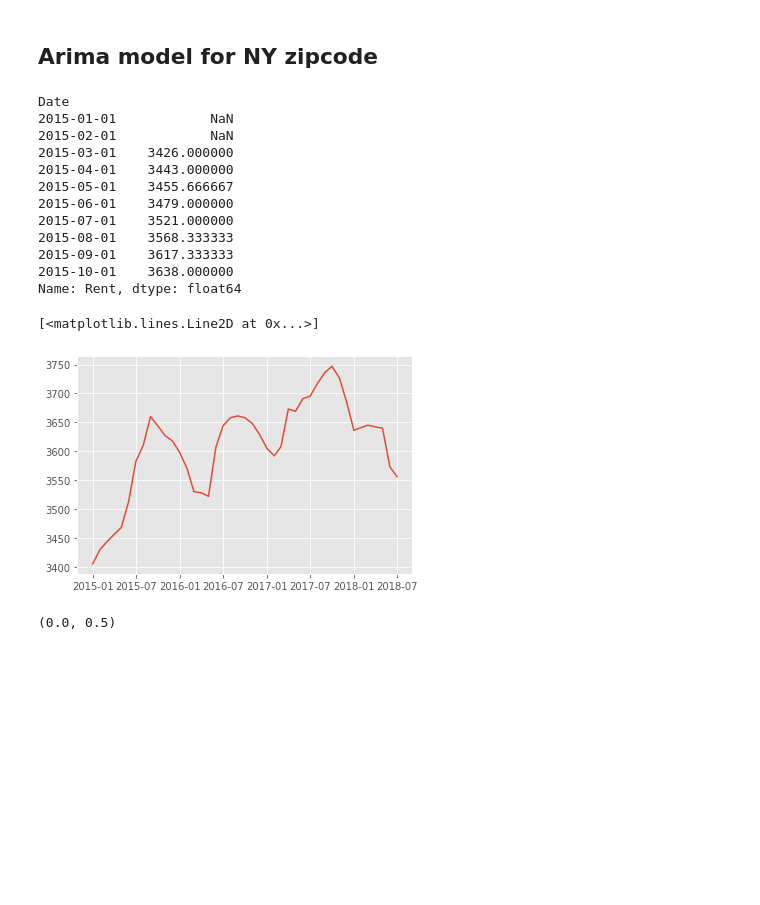
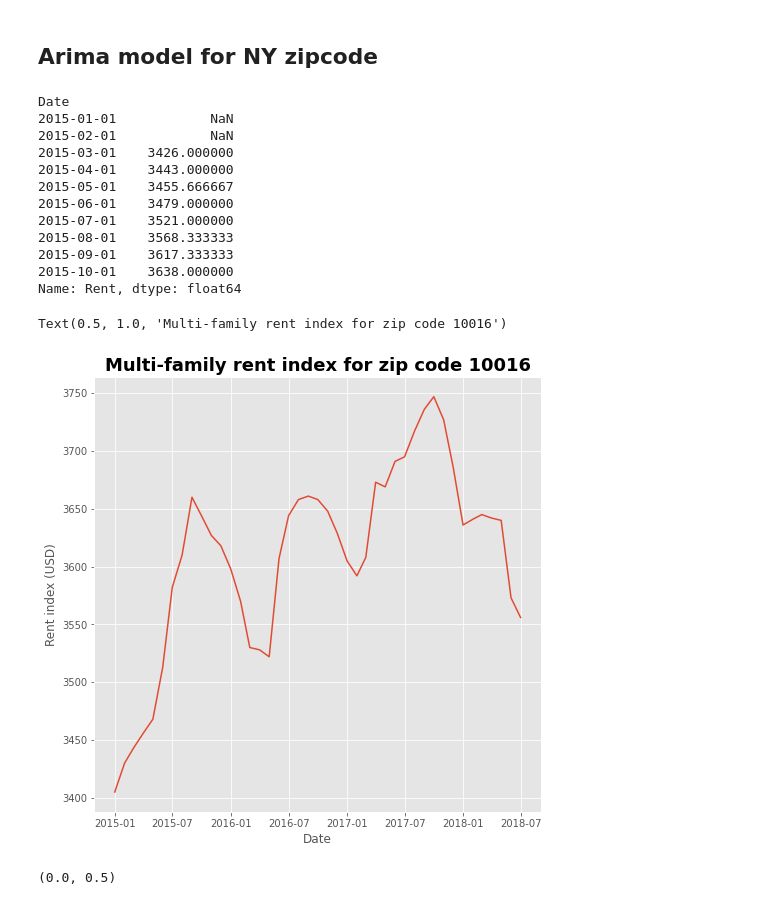
Before and after one commit to EugeniaDickson/zillow_rent_index, a Jupyter notebook: DouglasPizac/rent_model.ipynb, the cells around one changed output. Drawn from its saved outputs; the diff is of its cells as text; code cells hidden in the pictures; blank space fills up the shorter version.

```diff
--- a/DouglasPizac/rent_model.ipynb
+++ b/DouglasPizac/rent_model.ipynb
@@ -437,23 +446,27 @@ mean_squared_error(ny_test_rent,np.exp(pca_predictors), squared = False)
 # %% [markdown]
 ## Arima model for NY zipcode
-# %%
-print(ny_train_rent.rolling(3).mean().head(10))
-plt.plot(ny_train_rent)
-# %% [output]
-Date
-2015-01-01            NaN
-2015-02-01            NaN
-2015-03-01    3426.000000
-2015-04-01    3443.000000
-2015-05-01    3455.666667
-2015-06-01    3479.000000
-2015-07-01    3521.000000
-2015-08-01    3568.333333
-2015-09-01    3617.333333
-2015-10-01    3638.000000
-Name: Rent, dtype: float64
-[<matplotlib.lines.Line2D at 0x...>]
-[figure, removed]
+# %%
+print(ny_train_rent.rolling(3).mean().head(10))
+plt.figure(figsize = (8,8))
+plt.plot(ny_train_rent)
+plt.xlabel('Date')
+plt.ylabel('Rent index (USD)')
+plt.title('Multi-family rent index for zip code 10016', fontsize= 18, fontweight = 'bold')
+# %% [output]
+Date
+2015-01-01            NaN
+2015-02-01            NaN
+2015-03-01    3426.000000
+2015-04-01    3443.000000
+2015-05-01    3455.666667
+2015-06-01    3479.000000
+2015-07-01    3521.000000
+2015-08-01    3568.333333
+2015-09-01    3617.333333
+2015-10-01    3638.000000
+Name: Rent, dtype: float64
+Text(0.5, 1.0, 'Multi-family rent index for zip code 10016')
+[figure, added]
 # %%
 from pandas.plotting import autocorrelation_plot
 plt.figure(figsize = (15,10))
```
Also changed, not shown: parts of 18 cells of this notebook.
